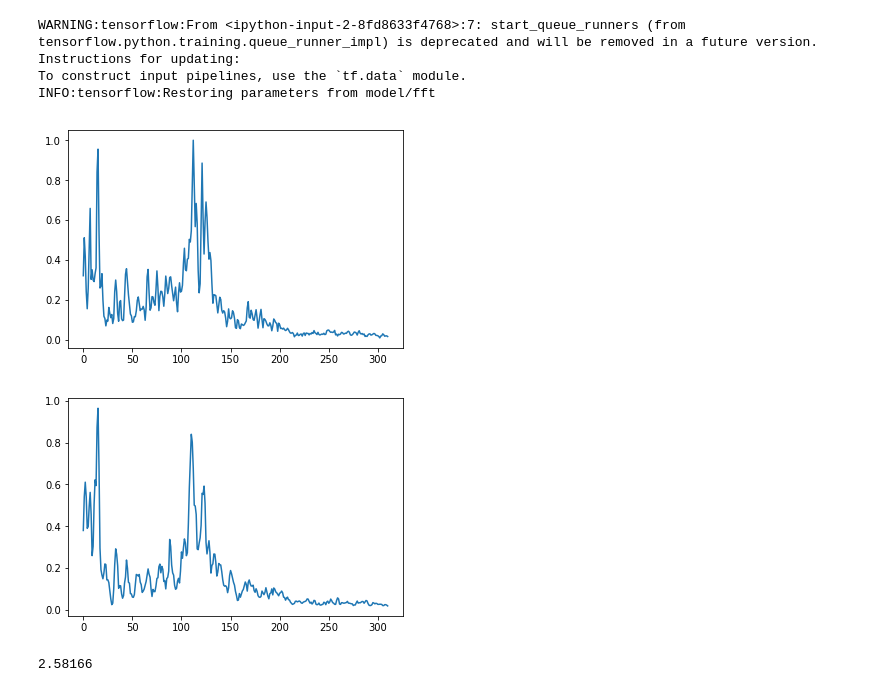
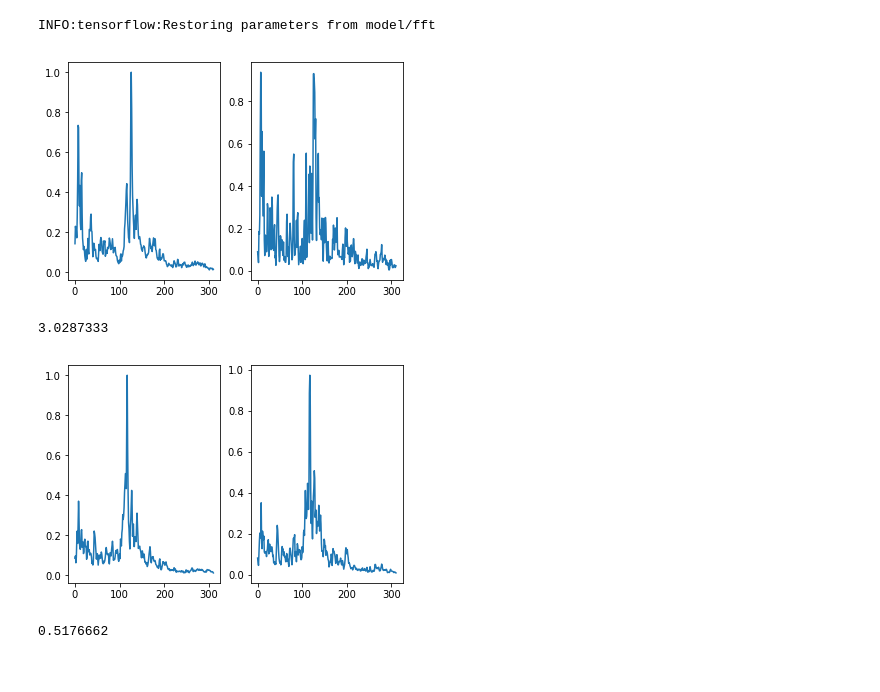
Before and after one commit to imjustadog/AE-ANALYSIS-CLASSIFICATION, a Jupyter notebook: testencoder.ipynb, the cells around one changed output. Saved outputs shown, nothing was run; the diff lists cells and outputs as text; code cells hidden in the pictures.

Commit message:
use data to test

```diff
--- a/testencoder.ipynb
+++ b/testencoder.ipynb
@@ -28,37 +75,42 @@ To construct input pipelines, use the `tf.data` module.
 # %%
 with tf.Session() as sess:
 
     tf.local_variables_initializer().run()
     tf.global_variables_initializer().run()
 
     coord = tf.train.Coordinator()
     thread = tf.train.start_queue_runners(sess=sess,coord=coord)
 
     saver = tf.train.import_meta_graph('model/fft.meta')
     saver.restore(sess,'model/fft')
     y = tf.get_collection('output_y')[0]
     l = tf.get_collection('output_y')[1]
 
     graph = tf.get_default_graph()
     x = graph.get_tensor_by_name("input_x:0")
 
-    inputdata,outputdata,loss = sess.run([fft_batch,y,l],feed_dict ={x:fft_batch.eval()})
+    outputdata1,loss1 = sess.run([y,l],feed_dict ={x:[mag1]})
+    outputdata2,loss2 = sess.run([y,l],feed_dict ={x:[mag2]})
 
-    plt.plot(inputdata[0])
+    plt.subplot(1,2,1)
+    plt.plot(mag1)
+    plt.subplot(1,2,2)
+    plt.plot(outputdata1[0])
     plt.show()
+    print (loss1)
 
-    plt.plot(outputdata[0])
+    plt.subplot(1,2,1)
+    plt.plot(mag2)
+    plt.subplot(1,2,2)
+    plt.plot(outputdata2[0])
     plt.show()
-
-    print (loss)
+    print (loss2)
 
     coord.request_stop()
     coord.join(thread)
 # %% [output]
-WARNING:tensorflow:From <ipython-input-2-8fd8633f4768>:7: start_queue_runners (from tensorflow.python.training.queue_runner_impl) is deprecated and will be removed in a future version.
-Instructions for updating:
-To construct input pipelines, use the `tf.data` module.
 INFO:tensorflow:Restoring parameters from model/fft
-[figure, old version]
+[figure, new version]
+3.0287333
-[figure, old version]
+[figure, new version]
-2.58166
+0.5176662
```
Also changed, not shown: parts of 2 cells of this notebook.
